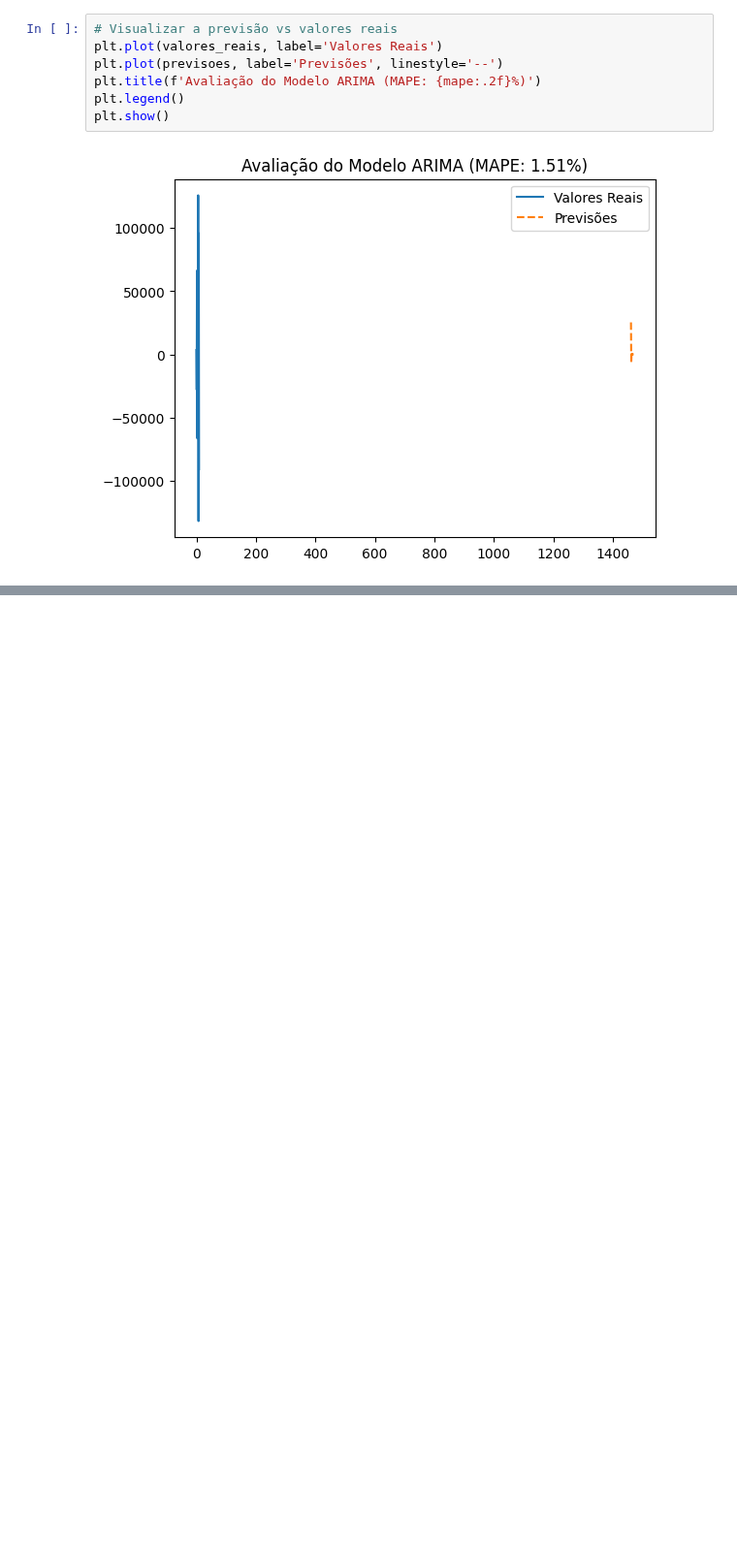
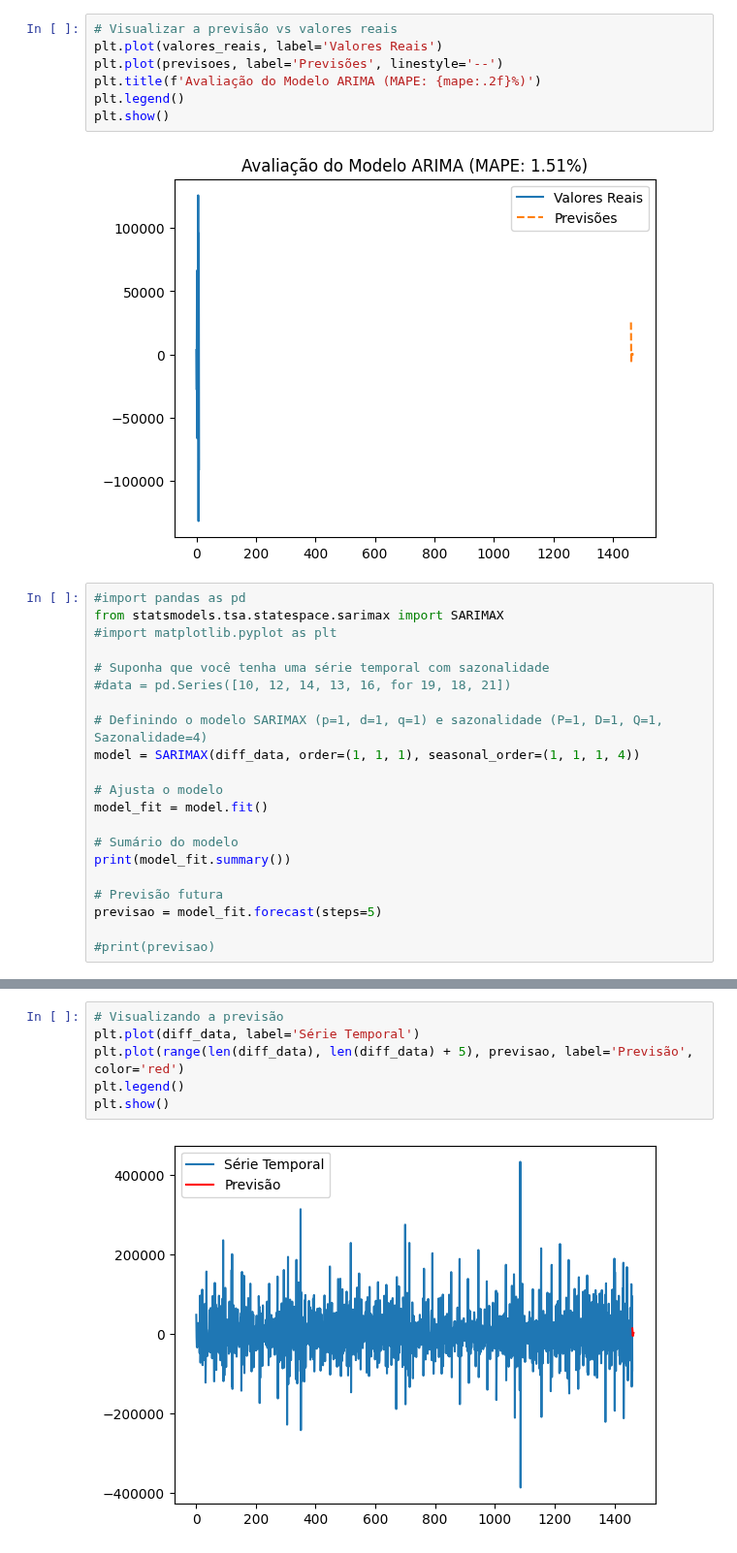
Before and after one commit to jeniferGoncalvesDaSilvaDev/7daysofcode-ds-alura2, a Jupyter notebook: desafio_7daysofcode_ds_alura.ipynb, the cells around one changed output, grey strips where cells are left out. Shown at 97% size. Cells and saved outputs as stored; diff of their text form; blank space fills up the shorter version.

```diff
--- a/desafio_7daysofcode_ds_alura.ipynb
+++ b/desafio_7daysofcode_ds_alura.ipynb
@@ -1044,3 +1046,24 @@ plt.legend()
 plt.show()
 # %% [output]
 [figure]
+# %%
+#import pandas as pd
+from statsmodels.tsa.statespace.sarimax import SARIMAX
+#import matplotlib.pyplot as plt
+
+# Suponha que você tenha uma série temporal com sazonalidade
+#data = pd.Series([10, 12, 14, 13, 16, for 19, 18, 21])
+
+# Definindo o modelo SARIMAX (p=1, d=1, q=1) e sazonalidade (P=1, D=1, Q=1, Sazonalidade=4)
+model = SARIMAX(diff_data, order=(1, 1, 1), seasonal_order=(1, 1, 1, 4))
+
+# Ajusta o modelo
+model_fit = model.fit()
+
+# Sumário do modelo
+print(model_fit.summary())
+
+# Previsão futura
+previsao = model_fit.forecast(steps=5)
+
+#print(previsao)
@@ -1046,0 +1088,8 @@ plt.show()
+# %%
+# Visualizando a previsão
+plt.plot(diff_data, label='Série Temporal')
+plt.plot(range(len(diff_data), len(diff_data) + 5), previsao, label='Previsão', color='red')
+plt.legend()
+plt.show()
+# %% [output]
+[figure, added]
```
Also changed, not shown: parts of 3 cells of this notebook.
